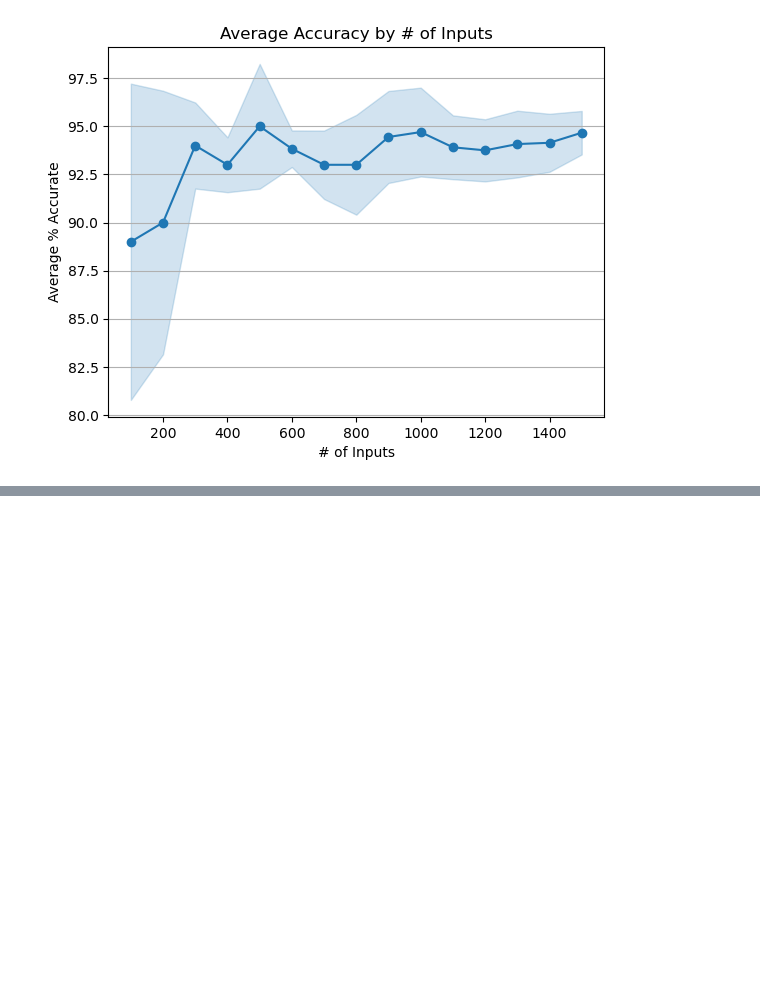
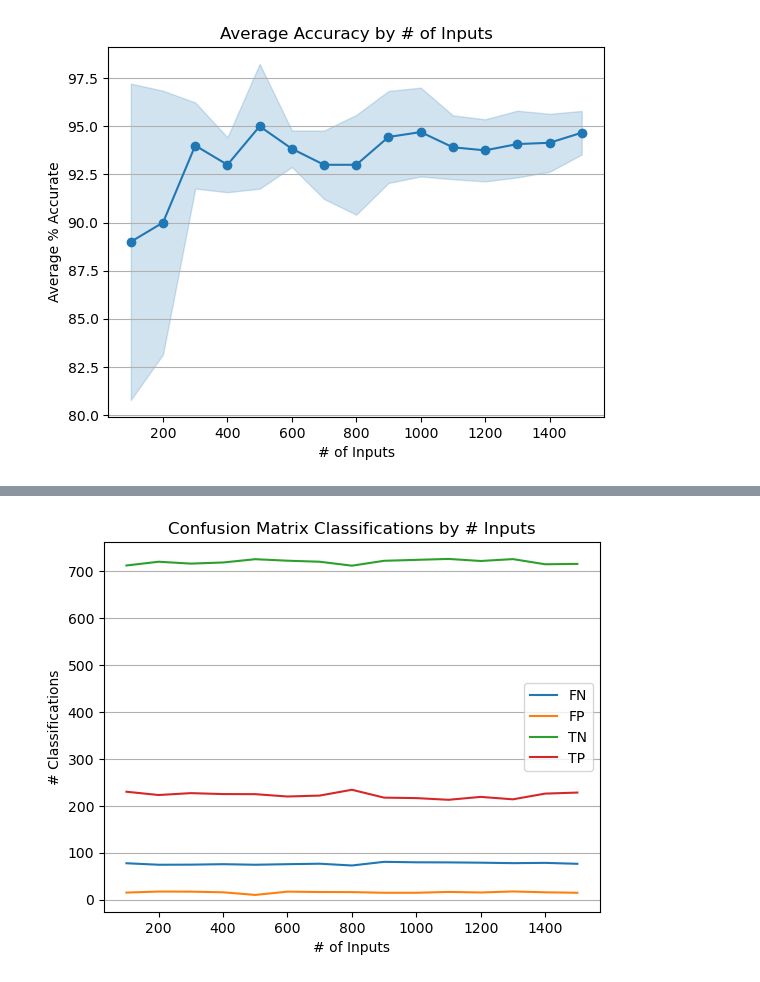
Before and after one commit to Velavee/bayes-spam-filter, a Jupyter notebook: spam-filter.ipynb, the cells around one changed output, grey strips where cells are left out. Drawn from its saved outputs; the diff is of its cells as text; code cells hidden in the pictures; blank space fills up the shorter version.

```diff
--- a/spam-filter.ipynb
+++ b/spam-filter.ipynb
@@ -110,26 +111,3 @@ def prepare_data_for_svm(data):
         email_strings.append(combined_words)
 
     return email_strings
-# %%
-def run_svm(data):
-    # From https://github.com/Shreyakkk/Email-Spam-Detector/blob/master/Email_Spam_Detector.ipynb
-    data['Combined_Words'] = prepare_data_for_svm(data)
-    accuracies = []
-
-    for i in range(5):
-        shuffled_data = data.sample(frac=1)
-
-        X = shuffled_data['Combined_Words'].values
-        y = shuffled_data['Prediction'].values
-
-        X_train, X_test, y_train, y_test = train_test_split(X, y, test_size=0.2, random_state=0)
-
-        cv = CountVectorizer()
-        X_train = cv.fit_transform(X_train)
-        X_test = cv.transform(X_test)
-
-        classifier = SVC(kernel = 'rbf', random_state = 10)
-        classifier.fit(X_train, y_train)
-        accuracies.append(classifier.score(X_test,y_test)*100)
-
-    return accuracies
@@ -497,0 +534,13 @@ svm_input_experiment_results
+# %%
+plt.plot(svm_input_experiment_results['inputs'], svm_input_experiment_results['FN'], label='FN')
+plt.plot(svm_input_experiment_results['inputs'], svm_input_experiment_results['FP'], label='FP')
+plt.plot(svm_input_experiment_results['inputs'], svm_input_experiment_results['TN'], label='TN')
+plt.plot(svm_input_experiment_results['inputs'], svm_input_experiment_results['TP'], label='TP')
+plt.legend()
+plt.grid(axis='y')
+plt.xlabel('# of Inputs')
+plt.ylabel('# Classifications')
+plt.title('Confusion Matrix Classifications by # Inputs')
+plt.show()
+# %% [output]
+[figure, added]
```
Also changed, not shown: parts of 7 cells of this notebook.
